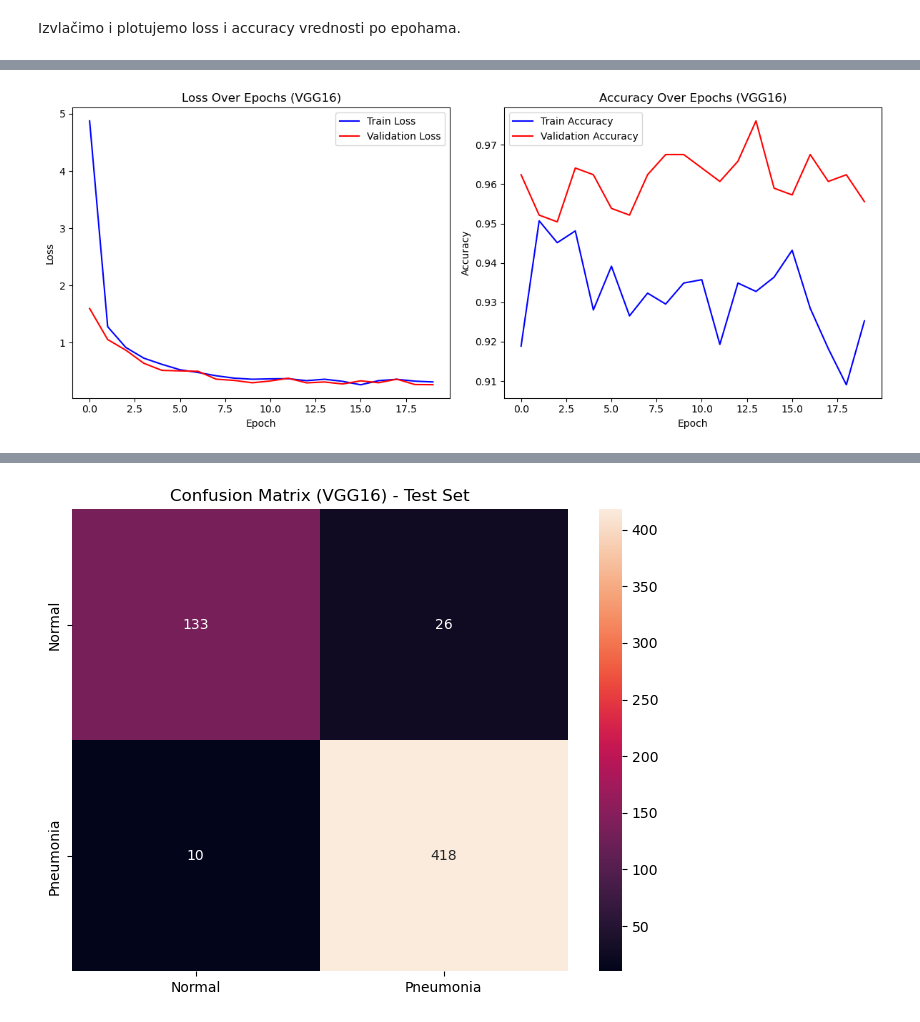
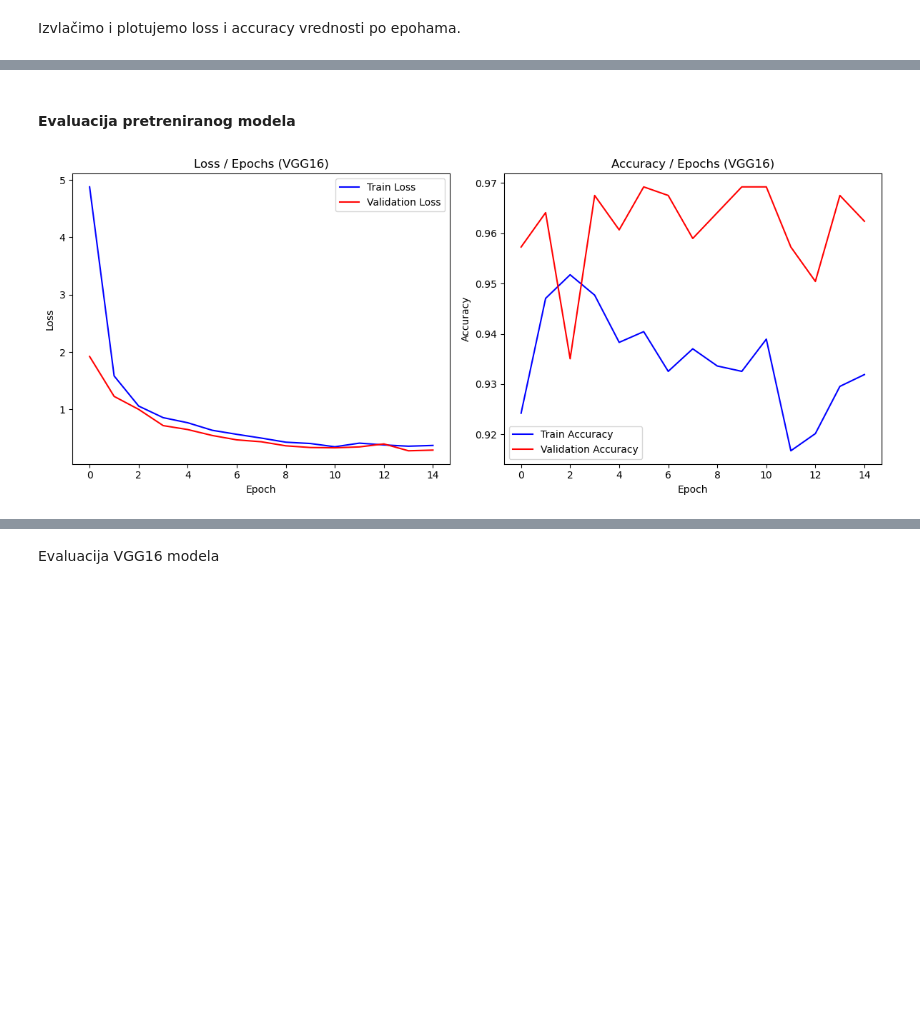
Before and after one commit to najeden/chest_xray_dl_classifier, a Jupyter notebook: projekat.ipynb, the cells around one changed output, grey strips where cells are left out. Drawn from its saved outputs; the diff is of its cells as text; code cells hidden in the pictures; blank space fills up the shorter version.

```diff
--- a/projekat.ipynb
+++ b/projekat.ipynb
@@ -163,22 +175,19 @@ train_ds = tf.keras.preprocessing.image_dataset_from_directory(
     train_dir,
     color_mode = 'grayscale',
     image_size = (img_h, img_w),
-    batch_size = batch_size
-)
+    batch_size = batch_size)
 
 val_ds = tf.keras.preprocessing.image_dataset_from_directory(
     val_dir,
     color_mode = 'grayscale',
     image_size = (img_h, img_w),
-    batch_size = batch_size
-)
+    batch_size = batch_size)
 
 test_ds = tf.keras.preprocessing.image_dataset_from_directory(
     test_dir,
     color_mode = 'grayscale',
     image_size = (img_h, img_w),
-    batch_size = batch_size
-)
+    batch_size = batch_size)
 # %% [output]
 Found 4684 files belonging to 2 classes.
 Found 585 files belonging to 2 classes.
@@ -436,11 +647,10 @@ model_vgg16.compile(
     loss='binary_crossentropy',
     metrics=['accuracy'])
 # %%
-epochs = 20
 history_vgg16 = model_vgg16.fit(
     train_ds_rgb,
     validation_data=val_ds_rgb,
-    epochs=epochs,
+    epochs=15,
     verbose=1
 )
 # %% [output]
@@ -464,55 +674,31 @@ Epoch 20/20
+# %% [markdown]
+#### Evaluacija pretreniranog modela
 # %%
-# Vizualizacija rezultata
 train_loss_vgg16 = history_vgg16.history['loss']
 val_loss_vgg16 = history_vgg16.history['val_loss']
 train_accuracy_vgg16 = history_vgg16.history['accuracy']
 val_accuracy_vgg16 = history_vgg16.history['val_accuracy']
 
 plt.figure(figsize=(12, 5))
 
 plt.subplot(1, 2, 1)
 plt.plot(train_loss_vgg16, label='Train Loss', color='blue')
 plt.plot(val_loss_vgg16, label='Validation Loss', color='red')
 plt.xlabel('Epoch')
 plt.ylabel('Loss')
-plt.title('Loss Over Epochs (VGG16)')
+plt.title('Loss / Epochs (VGG16)')
 plt.legend()
 
 # Plot accuracy
 plt.subplot(1, 2, 2)
 plt.plot(train_accuracy_vgg16, label='Train Accuracy', color='blue')
 plt.plot(val_accuracy_vgg16, label='Validation Accuracy', color='red')
 plt.xlabel('Epoch')
 plt.ylabel('Accuracy')
-plt.title('Accuracy Over Epochs (VGG16)')
+plt.title('Accuracy / Epochs (VGG16)')
 plt.legend()
 
 plt.tight_layout()
 plt.show()
-
-# Evaluacija na test skupu
-test_loss_vgg16, test_accuracy_vgg16 = model_vgg16.evaluate(test_ds_rgb)
-
-print(f'Test Loss (VGG16): {test_loss_vgg16}')
-print(f'Test Accuracy (VGG16): {test_accuracy_vgg16}')
-
-# Konfuziona matrica za test skup
-y_true = []
-y_pred = []
-
-for images, labels in test_ds_rgb:
-    y_true.extend(labels.numpy())
-    predictions = model_vgg16.predict(images)
-    y_pred.extend(np.round(predictions).flatten())
-
-y_true = np.array(y_true)
-y_pred = np.array(y_pred)
-
-cm_vgg16 = tf.math.confusion_matrix(y_true, y_pred).numpy()
-
-plt.figure(figsize=(8, 6))
-sns.heatmap(cm_vgg16, annot=True, fmt='d', xticklabels=['Normal', 'Pneumonia'], yticklabels=['Normal', 'Pneumonia'])
-plt.title('Confusion Matrix (VGG16) - Test Set')
-plt.show()
 # %% [output]
-[figure, old version]
+[figure, new version]
@@ -537 +705,2 @@ Test Accuracy (VGG16): 0.9386712312698364
-[figure, removed]
+# %% [markdown]
+Evaluacija VGG16 modela
```
Also changed, not shown: parts of 79 cells of this notebook.
